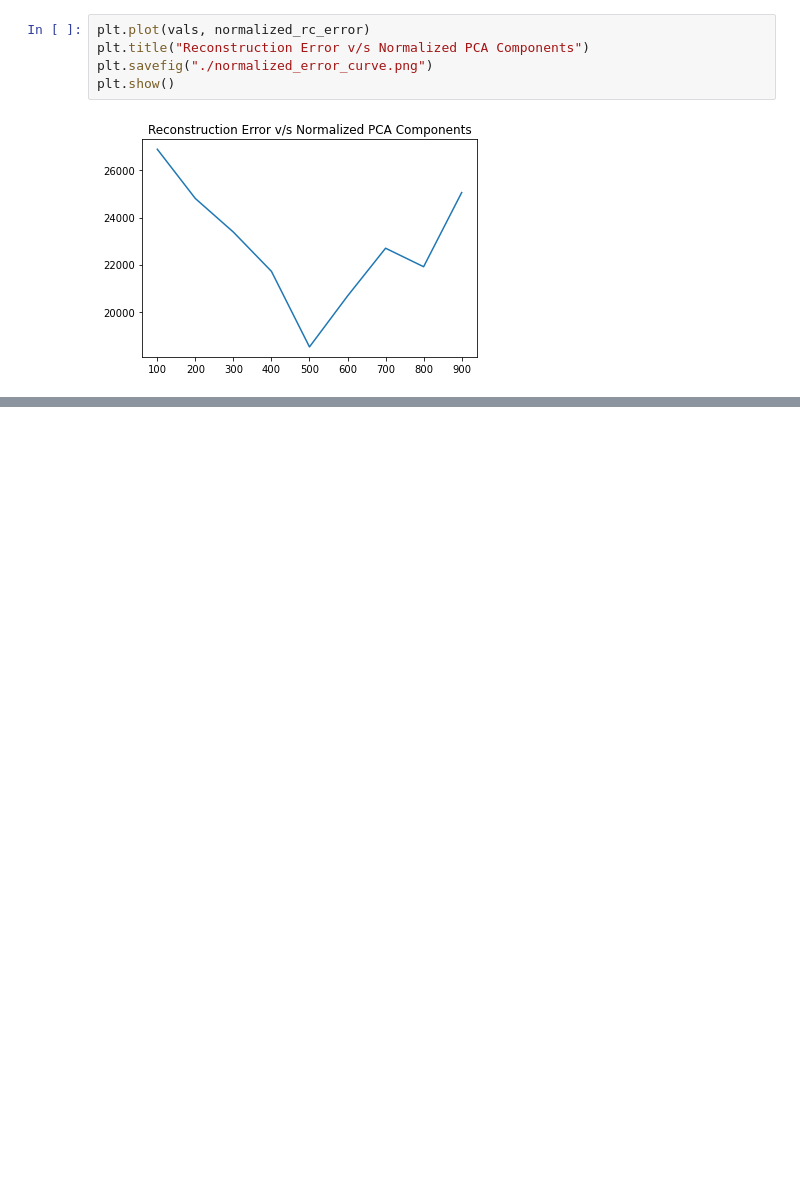
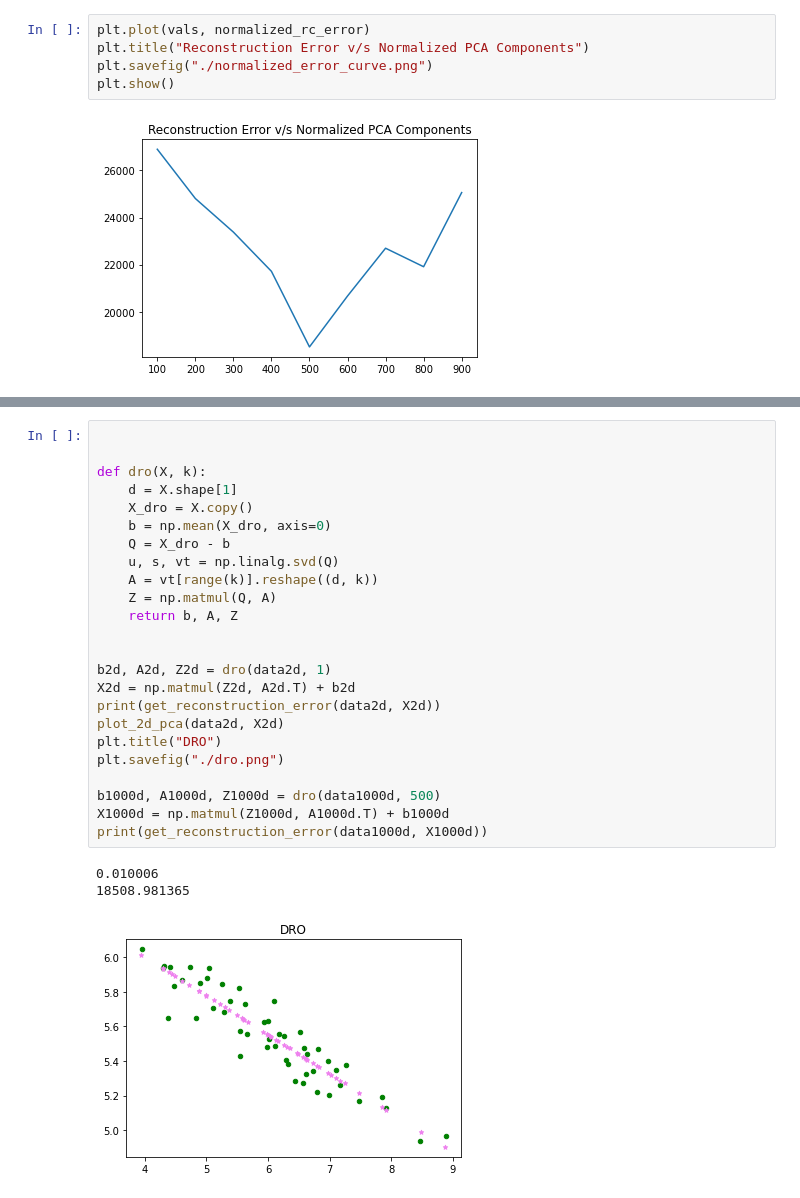
Before and after one commit to smit-1999/KMeansGMM, a Jupyter notebook: pca.ipynb, the cells around one changed output, grey strips where cells are left out. Cells and saved outputs as stored; diff of their text form; blank space fills up the shorter version.

```diff
--- a/pca.ipynb
+++ b/pca.ipynb
@@ -125,0 +128,28 @@ print(get_reconstruction_error(data1000d, nx))
+# %%
+
+
+def dro(X, k):
+    d = X.shape[1]
+    X_dro = X.copy()
+    b = np.mean(X_dro, axis=0)
+    Q = X_dro - b
+    u, s, vt = np.linalg.svd(Q)
+    A = vt[range(k)].reshape((d, k))
+    Z = np.matmul(Q, A)
+    return b, A, Z
+
+
+b2d, A2d, Z2d = dro(data2d, 1)
+X2d = np.matmul(Z2d, A2d.T) + b2d
+print(get_reconstruction_error(data2d, X2d))
+plot_2d_pca(data2d, X2d)
+plt.title("DRO")
+plt.savefig("./dro.png")
+
+b1000d, A1000d, Z1000d = dro(data1000d, 500)
+X1000d = np.matmul(Z1000d, A1000d.T) + b1000d
+print(get_reconstruction_error(data1000d, X1000d))
+# %% [output]
+0.010006
+18508.981365
+[figure, added]
```
Also changed, not shown: parts of 2 cells of this notebook, 3 other files.
